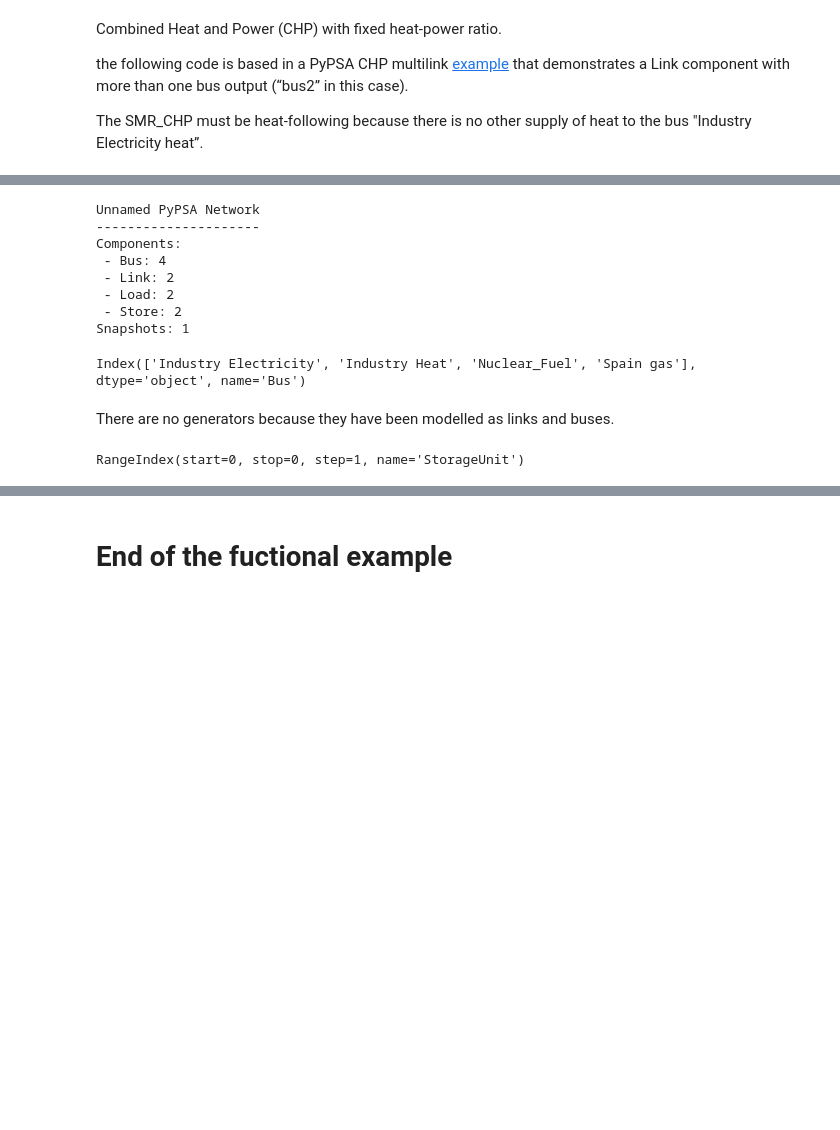
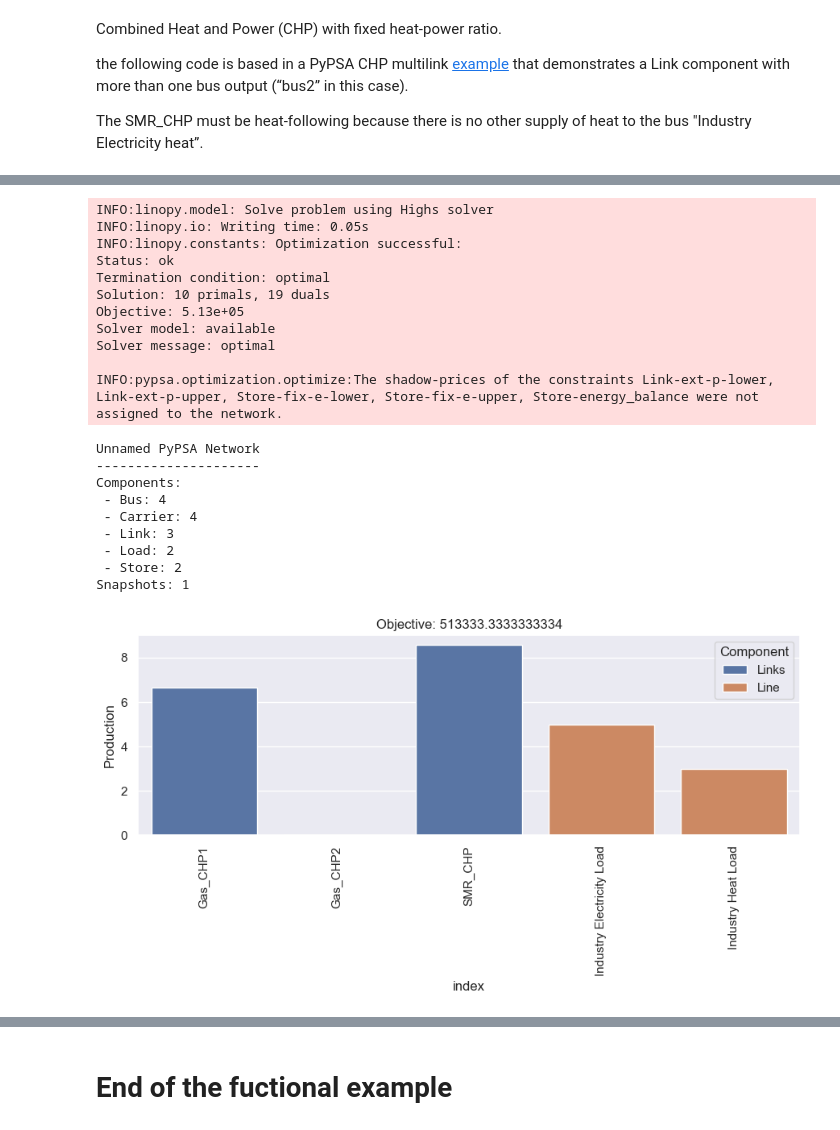
Before and after one commit to C-ansi-eof/SIDNE-Model, a Jupyter notebook: SMR_multilink.ipynb, the cells around one changed output, grey strips where cells are left out. Drawn from its saved outputs; the diff is of its cells as text; code cells hidden in the pictures; blank space fills up the shorter version.

Commit message:
fix infeasible error in Minimal Gas_CHP plus SMR_CHP model

```diff
--- a/SMR_multilink.ipynb
+++ b/SMR_multilink.ipynb
@@ -11 +9,9 @@ import pypsa
+# %%
+import matplotlib.pyplot as plt
+import pandas as pd
+import seaborn as sns
+
+import pypsa
+
+sns.set(rc={"figure.figsize": (9, 5)})
 # %%
@@ -57,17 +95,43 @@ Index(['SMR_CHP'], dtype='object')
+# %%
+# Define a funcion for visualizing the LOPF
+def run_lopf():
+    network.optimize()
+    df = pd.concat(
+        [
+            network.generators_t.p.loc["now"],
+            network.links_t.p0.loc["now"],
+            network.loads_t.p.loc["now"],
+        ],
+        keys=["Generators", "Links", "Line"],
+        names=["Component", "index"],
+    ).reset_index(name="Production")
+
+    sns.barplot(data=df, x="index", y="Production", hue="Component")
+    plt.title(f"Objective: {network.objective}")
+    plt.xticks(rotation=90)
+    plt.tight_layout()
 # %%
-n0 #view the network n0
+run_lopf()
+network #view the network network
 # %% [output]
-Unnamed PyPSA Network
----------------------
-Components:
- - Bus: 4
- - Link: 2
- - Load: 2
- - Store: 2
-Snapshots: 1
+INFO:linopy.model: Solve problem using Highs solver
+INFO:linopy.io: Writing time: 0.05s
+INFO:linopy.constants: Optimization successful:
+Status: ok
+Termination condition: optimal
+Solution: 10 primals, 19 duals
+Objective: 5.13e+05
+Solver model: available
+Solver message: optimal
+
+INFO:pypsa.optimization.optimize:The shadow-prices of the constraints Link-ext-p-lower, Link-ext-p-upper, Store-fix-e-lower, Store-fix-e-upper, Store-energy_balance were not assigned to the network.
+Unnamed PyPSA Network
+---------------------
+Components:
+ - Bus: 4
+ - Carrier: 4
+ - Link: 3
+ - Load: 2
+ - Store: 2
+Snapshots: 1
+[figure, added]
-# %%
-n0.buses.index
-# %% [output]
-Index(['Industry Electricity', 'Industry Heat', 'Nuclear_Fuel', 'Spain gas'], dtype='object', name='Bus')
-# %% [markdown]
-There are no generators because they have been modelled as links and buses.
@@ -76,4 +137,0 @@ There are no generators because they have been modelled as links and buses.
-# %%
-n0.storage_units.index
-# %% [output]
-RangeIndex(start=0, stop=0, step=1, name='StorageUnit')
```
Also changed, not shown: parts of 9 cells of this notebook.
